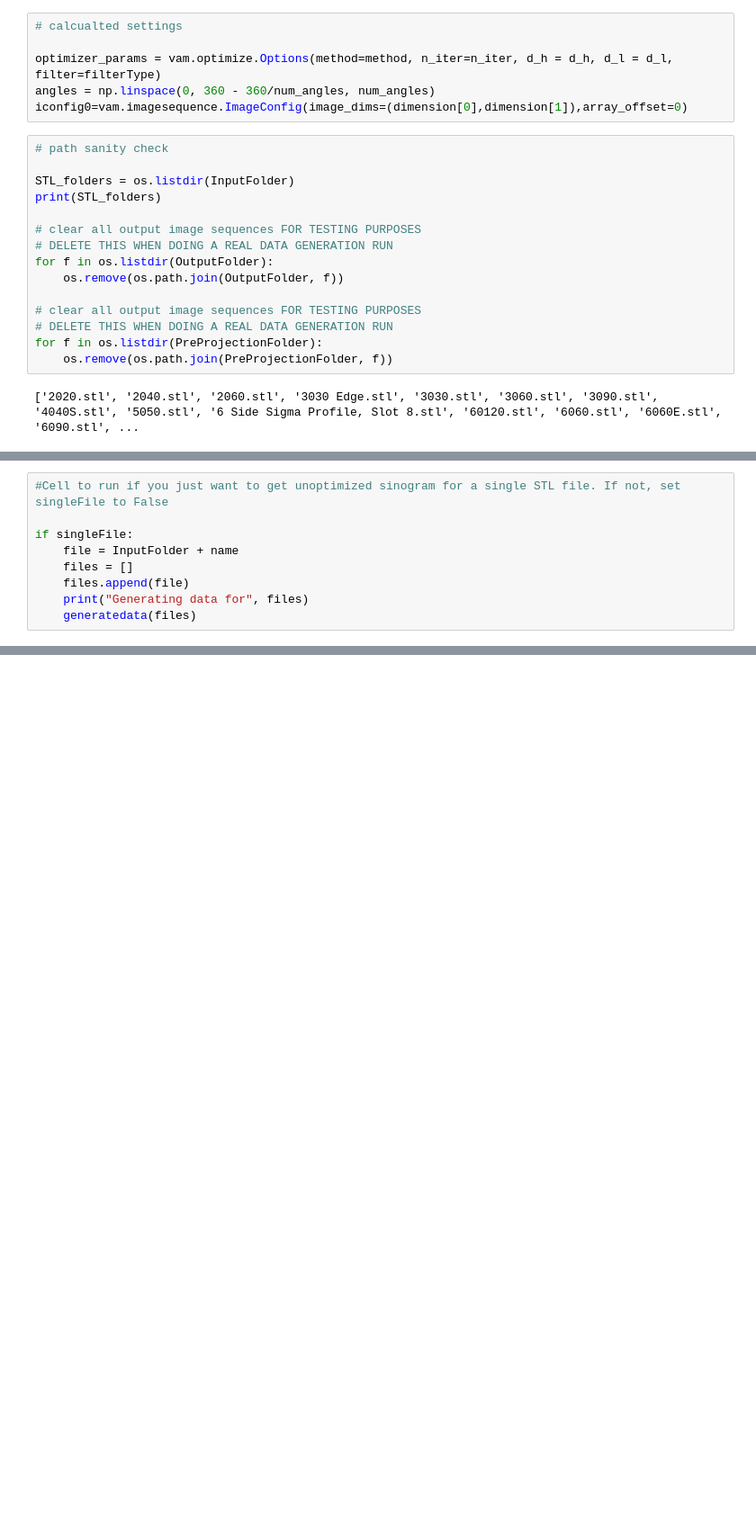
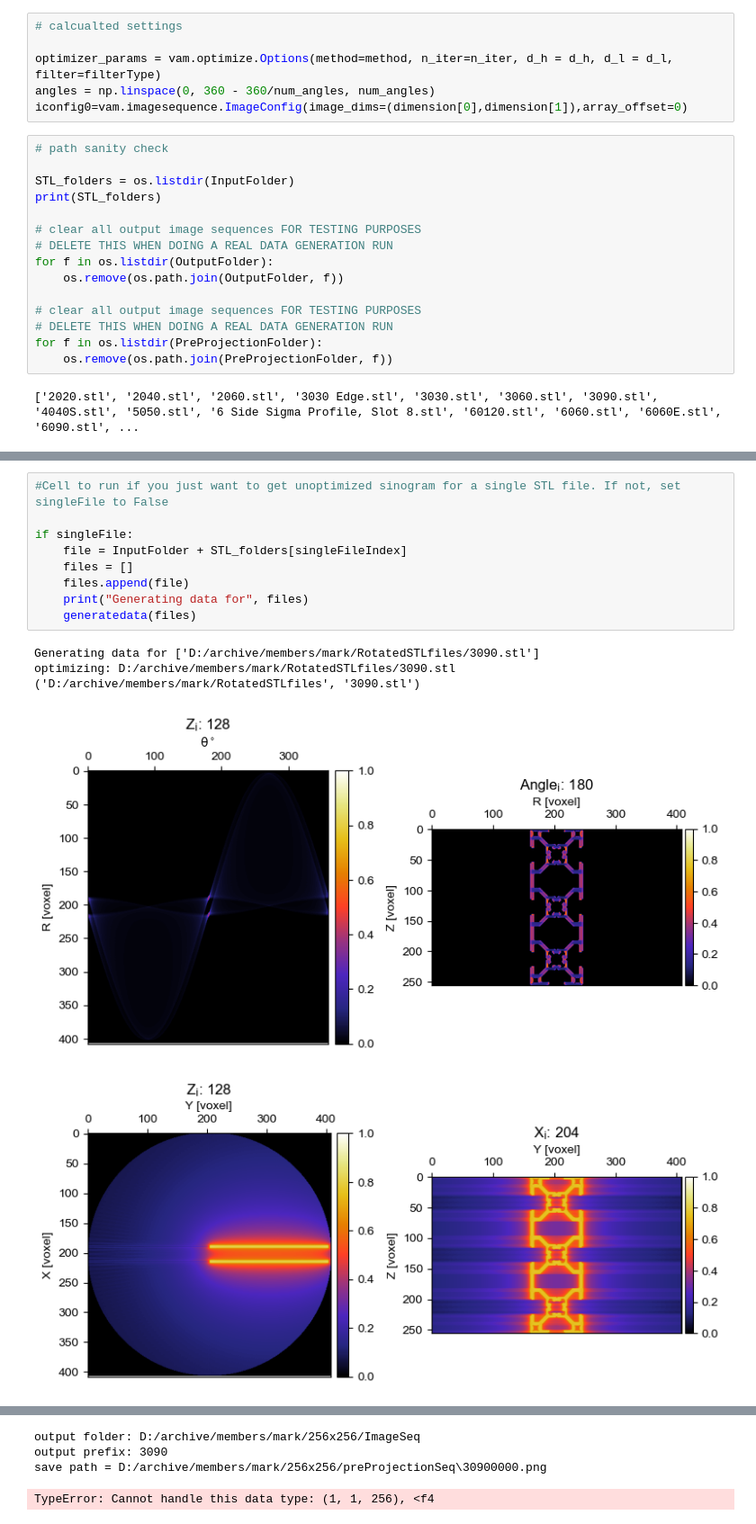
Before and after one commit to Clamepending/deepCAL, a Jupyter notebook: MakeData.ipynb, the cells around one changed output, grey strips where cells are left out. Shown: that part at 90% size. Saved outputs shown, nothing was run; the diff lists cells and outputs as text; blank space fills up the shorter version.

```diff
--- a/MakeData.ipynb
+++ b/MakeData.ipynb
@@ -256,9 +258,15 @@ def generatedata(dir_list):
 # %%
 #Cell to run if you just want to get unoptimized sinogram for a single STL file. If not, set singleFile to False
 
 if singleFile:
-    file = InputFolder + name
+    file = InputFolder + STL_folders[singleFileIndex]
     files = []
     files.append(file)
     print("Generating data for", files)
     generatedata(files)
+# %% [output]
+Generating data for ['D:/archive/members/mark/RotatedSTLfiles/3090.stl']
+optimizing: D:/archive/members/mark/RotatedSTLfiles/3090.stl
+('D:/archive/members/mark/RotatedSTLfiles', '3090.stl')
+[figure, added]
+[figure, added]
@@ -265,3 +274,7 @@ if singleFile:
+output folder: D:/archive/members/mark/256x256/ImageSeq
+output prefix: 3090
+save path = D:/archive/members/mark/256x256/preProjectionSeq\30900000.png
+TypeError: Cannot handle this data type: (1, 1, 256), <f4
 # %%
 
 
```
Also changed, not shown: parts of 5 cells of this notebook, 2 other files.
